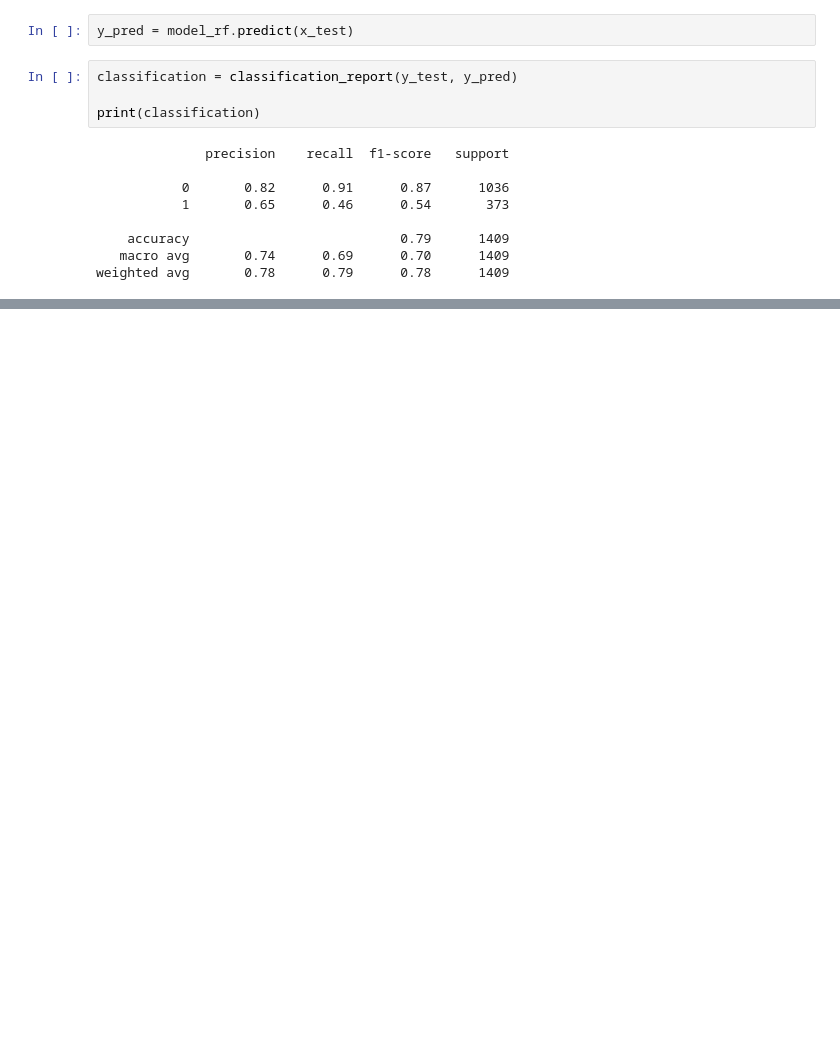
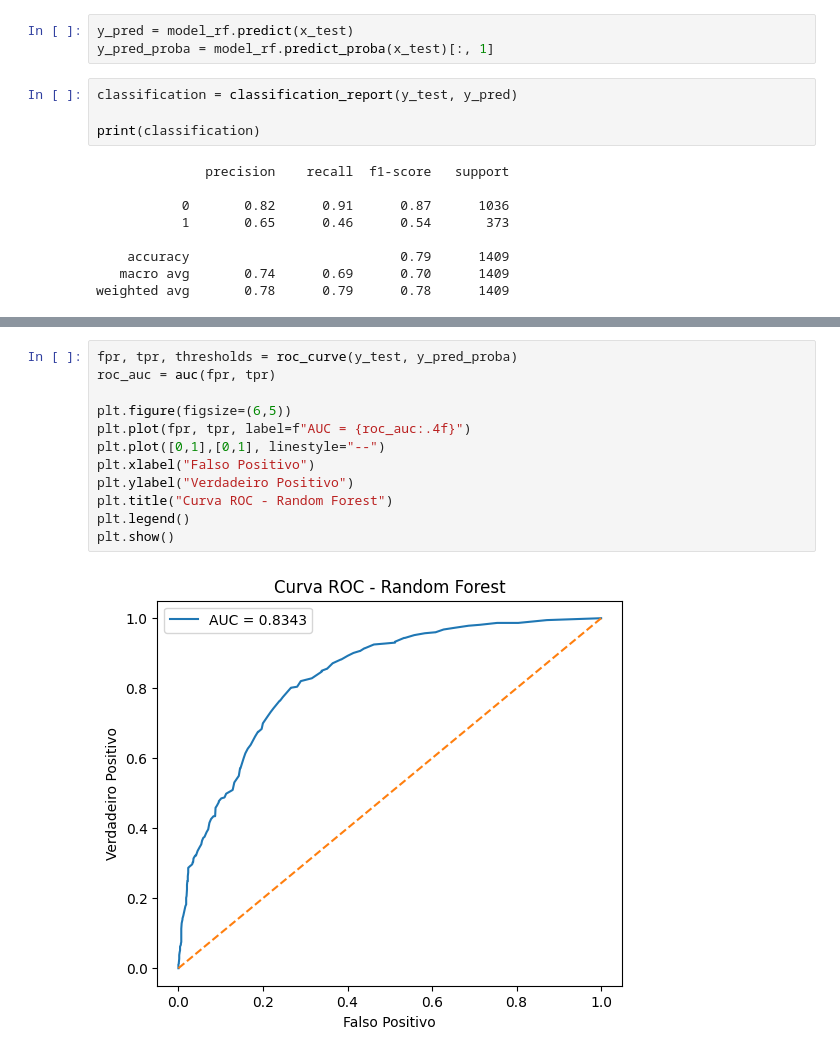
Before and after one commit to anasegatelli/curso-facens-python, a Jupyter notebook: ML/aula 3/ra242901.ipynb, the cells around one changed output, grey strips where cells are left out. Saved outputs shown, nothing was run; the diff lists cells and outputs as text; blank space fills up the shorter version.

```diff
--- a/ML/aula 3/ra242901.ipynb
+++ b/ML/aula 3/ra242901.ipynb
@@ -236,6 +236,7 @@ RandomForestClassifier(random_state=42)
 previsoes
 # %%
 y_pred = model_rf.predict(x_test)
+y_pred_proba = model_rf.predict_proba(x_test)[:, 1]
 # %%
 classification = classification_report(y_test, y_pred)
 
@@ -251,0 +264,14 @@ weighted avg       0.78      0.79      0.78      1409
+# %%
+fpr, tpr, thresholds = roc_curve(y_test, y_pred_proba)
+roc_auc = auc(fpr, tpr)
+
+plt.figure(figsize=(6,5))
+plt.plot(fpr, tpr, label=f"AUC = {roc_auc:.4f}")
+plt.plot([0,1],[0,1], linestyle="--")
+plt.xlabel("Falso Positivo")
+plt.ylabel("Verdadeiro Positivo")
+plt.title("Curva ROC - Random Forest")
+plt.legend()
+plt.show()
+# %% [output]
+[figure, added]
```
Also changed, not shown: parts of 3 cells of this notebook.
